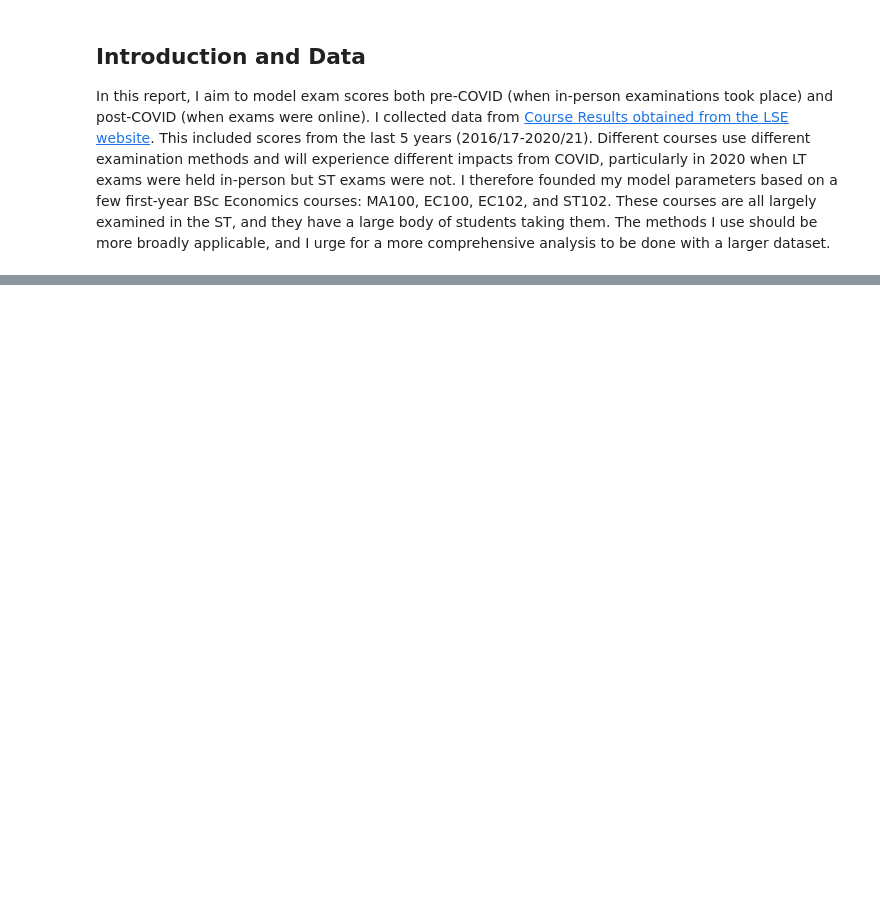
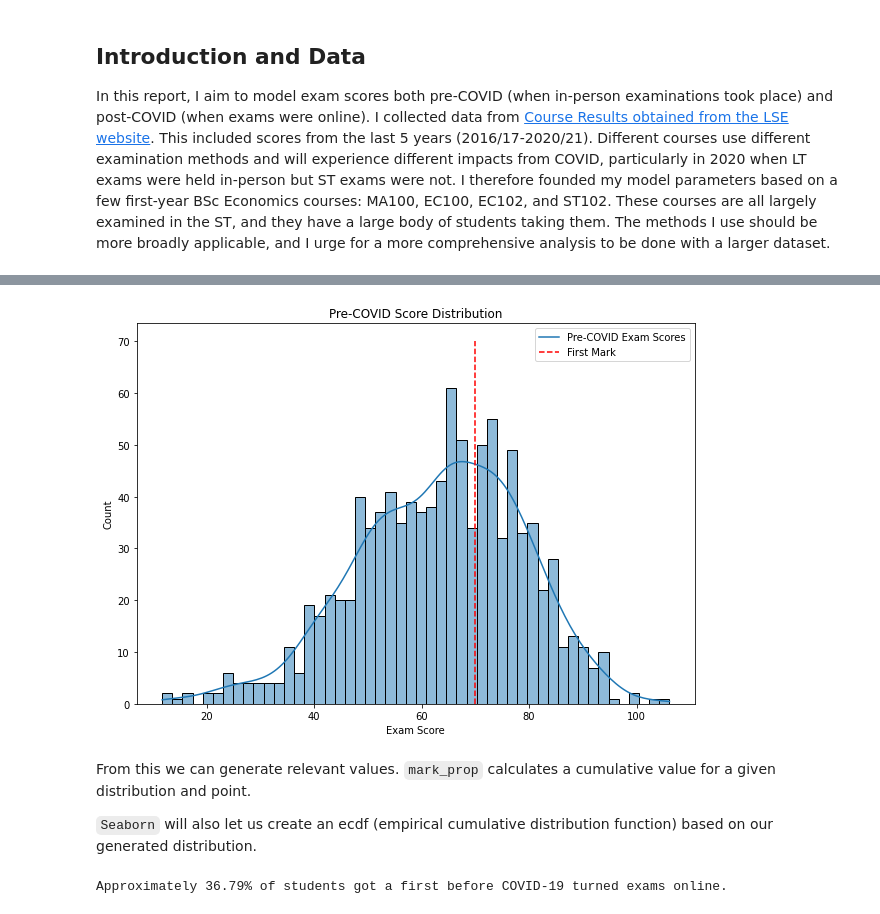
Before and after one commit to prakritj/exams_cheating, a Jupyter notebook: main.ipynb, the cells around one changed output, grey strips where cells are left out. Drawn from its saved outputs; the diff is of its cells as text; code cells hidden in the pictures; blank space fills up the shorter version.

Commit message:
pre,post covid

```diff
--- a/main.ipynb
+++ b/main.ipynb
@@ -27,6 +34,6 @@ To resolve this, I defined a function which would check the output factors and m
 # %%
 #accuracy level, margin of error in decimal places
-acc = 2
+acc = 1
 # %%
 def pearson_skew(mean, median, stdev):
     return round(3*(mean-median)/stdev, acc)
@@ -68,0 +66,9 @@ first_mark = 70
+# %%
+data = pd.read_csv('data/score_data.csv')
+pre_covid = np.where(data['year'] < 2020)
+pc_data = data.loc[pre_covid]
+pc_median = round(np.mean(pc_data['median']), acc)
+pc_stdev = round(np.mean(pc_data['stdev']), acc)
+pc_mean = round(np.mean(pc_data['mean']), acc)
+n = 1000
+first_mark = 70
@@ -68,0 +83,15 @@ first_mark = 70
+# %%
+pc_dist = skew_norm(n=n, mean=pc_mean, stdev=pc_stdev, median=pc_median)
+plt.figure(figsize=(10,7))
+sns.histplot(x=pc_dist, kde = True, label = 'Exam Dist', stat='count', bins=50)
+plt.vlines(first_mark, 0, 70, color='r', label='First', colors="r", linestyles='dashed')
+plt.title('Pre-COVID Score Distribution')
+plt.xlabel('Exam Score')
+plt.legend(['Pre-COVID Exam Scores', 'First Mark'])
+plt.show()
+# %% [output]
+[figure, added]
+# %% [markdown]
+From this we can generate relevant values. `mark_prop` calculates a cumulative value for a given distribution and point.
+
+`Seaborn` will also let us create an ecdf (empirical cumulative distribution function) based on our generated distribution.
@@ -68,0 +104,5 @@ first_mark = 70
+# %%
+first_prop = 1-mark_cdf(first_mark, pc_dist)
+print('Approximately', str(round(100*first_prop, 2))+'% of students got a first before COVID-19 turned exams online.')
+# %% [output]
+Approximately 36.79% of students got a first before COVID-19 turned exams online.
```
Also changed, not shown: parts of 11 cells of this notebook, 1 other file.
